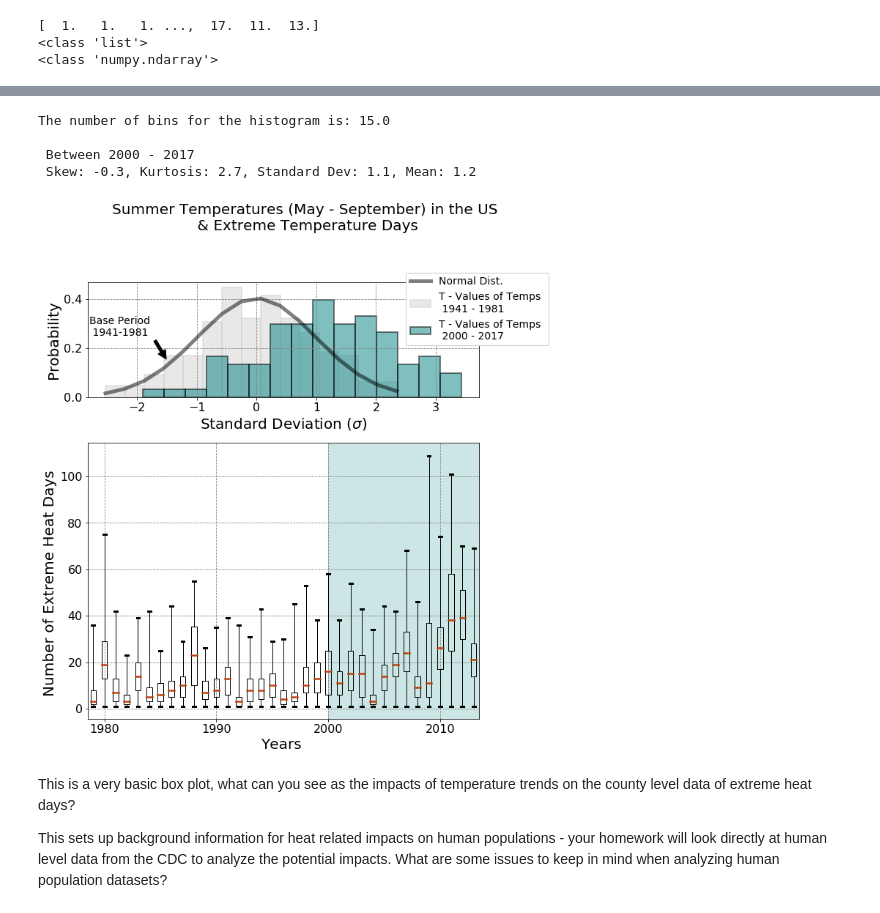
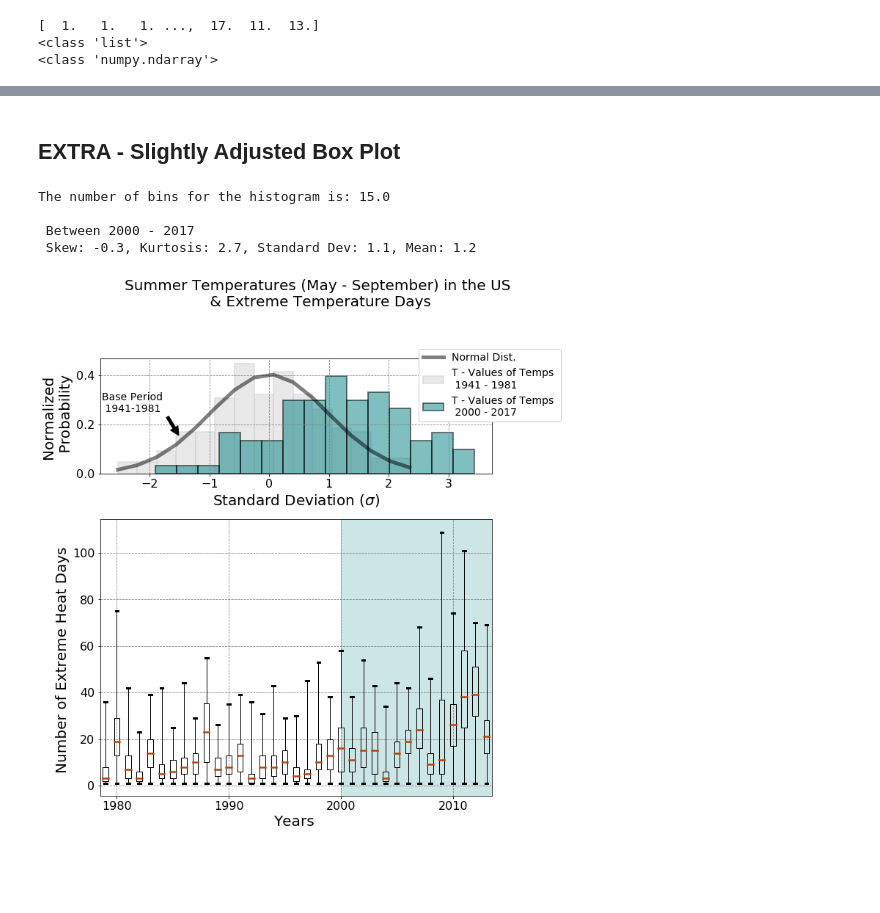
Before and after one commit to abbyazari/data_vis_statistics_geosciences, a Jupyter notebook: Lab5/Lab5_NormalsTempsHealthImpacts.ipynb, the cells around one changed output, grey strips where cells are left out. Saved outputs shown, nothing was run; the diff lists cells and outputs as text; code cells hidden in the pictures; blank space fills up the shorter version.

```diff
--- a/Lab5/Lab5_NormalsTempsHealthImpacts.ipynb
+++ b/Lab5/Lab5_NormalsTempsHealthImpacts.ipynb
@@ -1079,6 +1218,5 @@ I like my plots to be pretty specific however. So we will also learn the more "m
 # %%
-groups = healthImpactUS.groupby(['Year'],
-                as_index=False)
+groups = healthImpactUS.groupby(['Year'], as_index=False)
 
 #if you want to iterate over a groupby object
 for name, group in groups:
@@ -1277,8 +1420,6 @@ Would it make sense to reject the 'fliers'? The outliers marked by a + in these
+# %% [markdown]
+## EXTRA - Slightly Adjusted Box Plot
 # %%
-
-
-### start plotting figure -
-
 #set up the figure
 fig = plt.figure(figsize=(11, 15))
 fig.suptitle('Summer Temperatures (May - September) in the US' +
@@ -1308,34 +1449,23 @@ print("The number of bins for the histogram is: {}".format(numBins))
 
 
 #edgecolor and linewidth set up the bin edges
-n, bins, patches = ax1.hist(temperVarUS.loc[indSummer, 'T_Values'], int(numBins),
-         normed = 1, facecolor = '#d3d3d3', edgecolor="#d3d3d3",
+n, bins, patches = ax1.hist(temperVarUS.loc[indSummer, 'T_Values'], bins = int(numBins),
+         density = 1, facecolor = '#d3d3d3', edgecolor="#d3d3d3",
          alpha = 0.5, linewidth = 2.0,
          label = 'T - Values of Temps \n {:%Y} - {:%Y}'.format(
          startDate, endDate))
 
 #plot of adjusted normal - command is x valyes, then mean, then stdDev.
-ax1.plot(bins, norm.pdf(bins, np.mean(temperVarUS.loc[indSummer, 'T_Values']),
-                        np.std(temperVarUS.loc[indSummer, 'T_Values'], ddof = 1)),
-                         color = 'k', alpha = 0.5,
+
+yValues =  norm.pdf(bins, np.mean(temperVarUS.loc[indSummer, 'T_Values']),
+                        np.std(temperVarUS.loc[indSummer, 'T_Values'], ddof = 1))
+
+ax1.plot(bins, yValues, color = 'k', alpha = 0.5,
                          linewidth = 5.0, label = 'Normal Dist.')
 
 
-
-startDateRecent = dt.datetime(2000, 1, 1)
-endDateRecent   = dt.datetime(2017, 1, 1)
-
-indRecent= ((temperVarUS.index >= startDateRecent) &
-             (temperVarUS.index <= endDateRecent) &
-            ( (temperVarUS.index.month == 5) |
-              (temperVarUS.index.month == 6) |
-              (temperVarUS.index.month == 7) |
-              (temperVarUS.index.month == 8) |
-              (temperVarUS.index.month == 9)) )
-
-
-ax1.hist(temperVarUS.loc[indRecent, 'T_Values'], int(numBins),
-         normed = 1, facecolor = '#008080', edgecolor="k",
+ax1.hist(temperVarUS.loc[indRecent, 'T_Values'], bins = int(numBins),
+         density = 1, facecolor = '#008080', edgecolor="k",
          alpha = 0.5, linewidth = 2.0,
          label = 'T - Values of Temps \n {:%Y} - {:%Y}'.format(
          startDateRecent, endDateRecent))
@@ -1347,7 +1477,7 @@ ax1.grid(color='gray', linestyle='dashed')
 
 #labels
 ax1.set_xlabel('Standard Deviation ($\sigma$)', fontsize = 20)
-ax1.set_ylabel('Probability', fontsize = 20)
+ax1.set_ylabel('Normalized \n Probability', fontsize = 20)
 #large ticks
 
 ax1.tick_params(labelsize = 16)
@@ -1386,36 +1516,31 @@ pos = healthImpactUS.Year.unique()
 #set whisker to the FULL range of data, not with outliers -
 
 #set up medians
 mp = dict(linewidth = 2.5, color = '#b8400c')
 cp = dict(linewidth = 3.0)
 
 ax2.boxplot(boxPlotData, positions = pos, whis = 'range',
             medianprops = mp, capprops = cp)
 
 #shade in the region that corresponds with the temp data
 ax2.axvspan(startDateRecent.year, endDateRecent.year,
             alpha = 0.2, color ='#008080')
 
 ax2.grid(color='gray', linestyle='dashed')
 ax2.tick_params(labelsize = 16)
 
 ax2.set_ylabel('Number of Extreme Heat Days ', fontsize = 20)
 ax2.set_xlabel('Years ', fontsize = 20)
 
 #the boxplot has odd behaivor around xticks - this is another
 #way outside of mulitple locator to handle tick marks
 plt.xticks([1980, 1990, 2000, 2010], ['1980', '1990', '2000', '2010'])
 
 
 plt.savefig('./Figures/SummerTemps.png')
 # %% [output]
 The number of bins for the histogram is: 15.0
 
  Between 2000 - 2017
  Skew: -0.3, Kurtosis: 2.7, Standard Dev: 1.1, Mean: 1.2
-[figure, old version]
+[figure, new version]
-# %% [markdown]
-This is a very basic box plot, what can you see as the impacts of temperature trends on the county level data of extreme heat days?
-
-
-This sets up background information for heat related impacts on human populations - your homework will look directly at human level data from the CDC to analyze the potential impacts. What are some issues to keep in mind when analyzing human population datasets?
```
Also changed, not shown: parts of 108 cells of this notebook.
